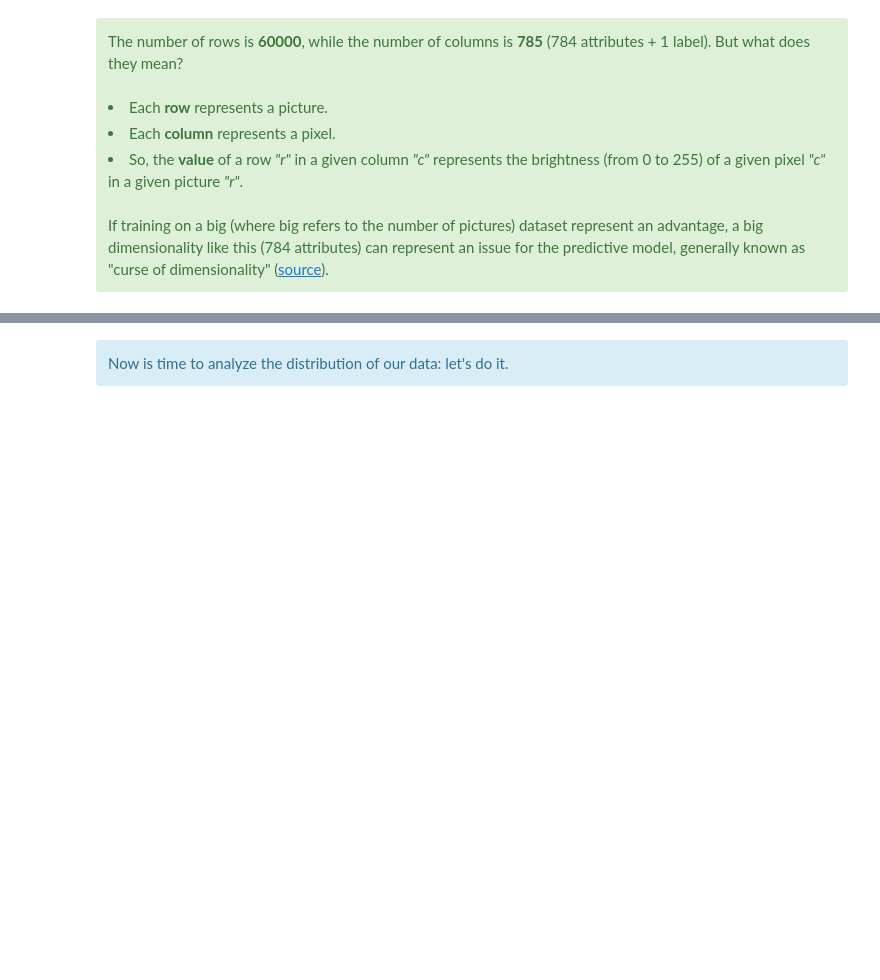
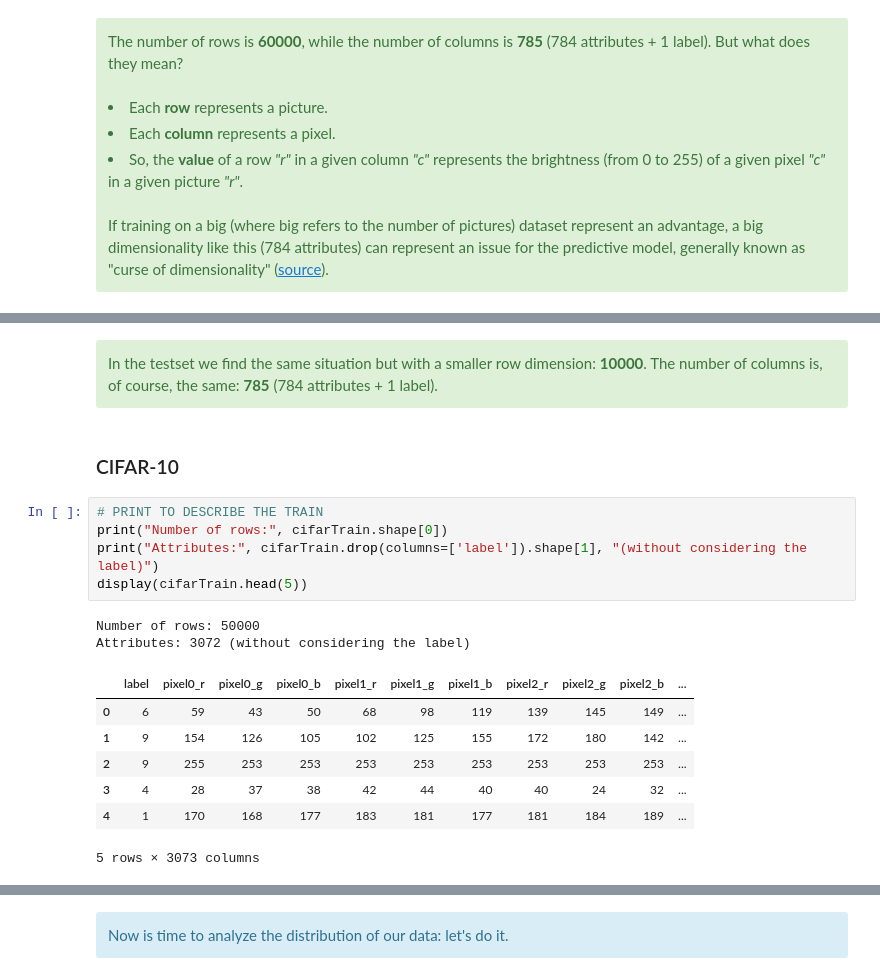
Before and after one commit to claudioscalzo/asi-challenge, a Jupyter notebook: asi_challenge_claudio_scalzo.ipynb, the cells around one changed output, grey strips where cells are left out. Cells and saved outputs as stored; diff of their text form; blank space fills up the shorter version.

```diff
--- a/asi_challenge_claudio_scalzo.ipynb
+++ b/asi_challenge_claudio_scalzo.ipynb
@@ -196,0 +205,21 @@ Attributes: 784 (without considering the label)
+# %% [markdown]
+<div class='alert alert-success'>
+In the testset we find the same situation but with a smaller row dimension: <b>10000</b>. The number of columns is, of course, the same: <b>785</b> (784 attributes + 1 label).
+</div>
+# %% [markdown]
+### <div class="label label-warning">CIFAR-10</div>
+# %%
+# PRINT TO DESCRIBE THE TRAIN
+print("Number of rows:", cifarTrain.shape[0])
+print("Attributes:", cifarTrain.drop(columns=['label']).shape[1], "(without considering the label)")
+display(cifarTrain.head(5))
+# %% [output]
+Number of rows: 50000
+Attributes: 3072 (without considering the label)
+|  | label | pixel0_r | pixel0_g | pixel0_b | pixel1_r | pixel1_g | pixel1_b | pixel2_r | pixel2_g | pixel2_b | ... |
+| 0 | 6 | 59 | 43 | 50 | 68 | 98 | 119 | 139 | 145 | 149 | ... |
+| 1 | 9 | 154 | 126 | 105 | 102 | 125 | 155 | 172 | 180 | 142 | ... |
+| 2 | 9 | 255 | 253 | 253 | 253 | 253 | 253 | 253 | 253 | 253 | ... |
+| 3 | 4 | 28 | 37 | 38 | 42 | 44 | 40 | 40 | 24 | 32 | ... |
+| 4 | 1 | 170 | 168 | 177 | 183 | 181 | 177 | 181 | 184 | 189 | ... |
+5 rows × 3073 columns
```
Also changed, not shown: parts of 38 cells of this notebook.
